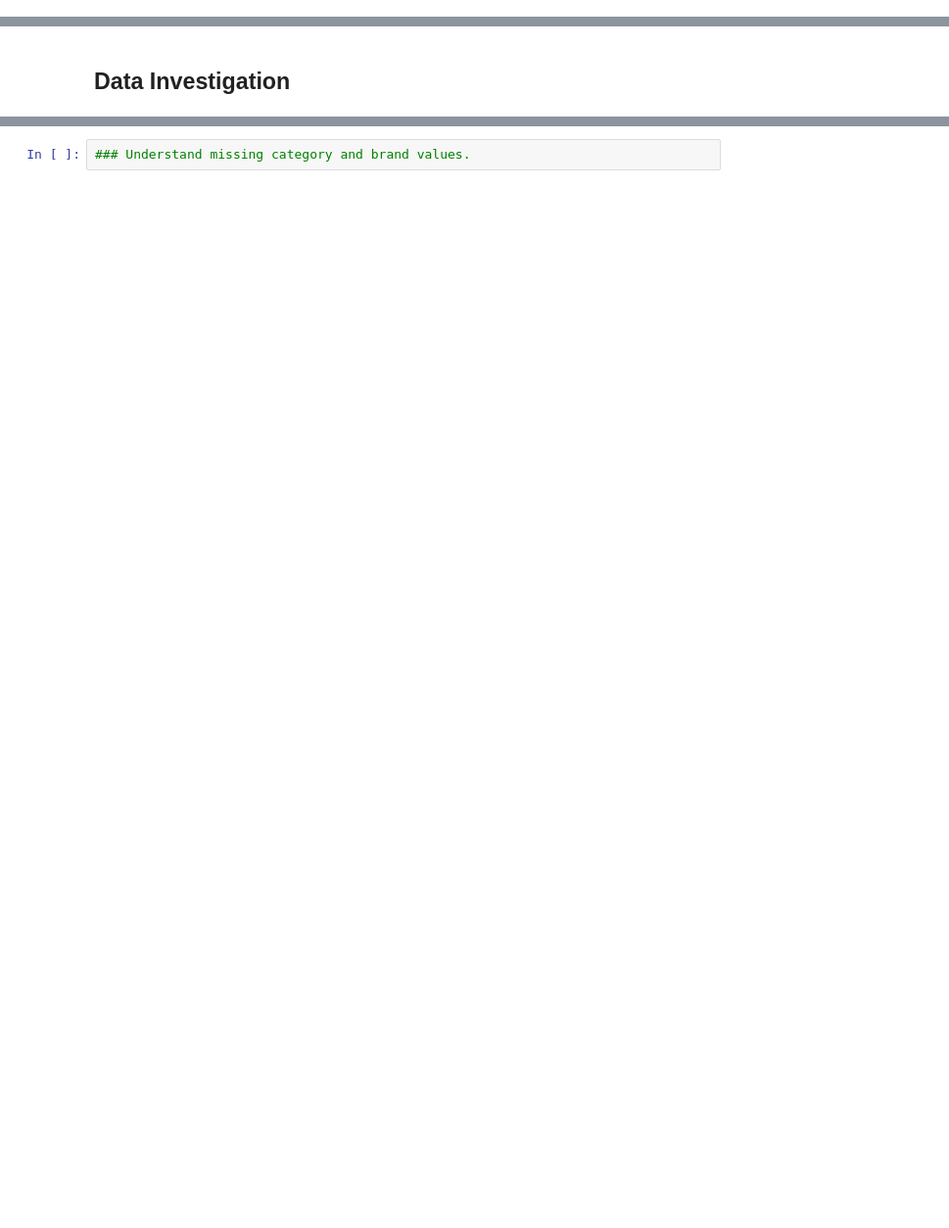
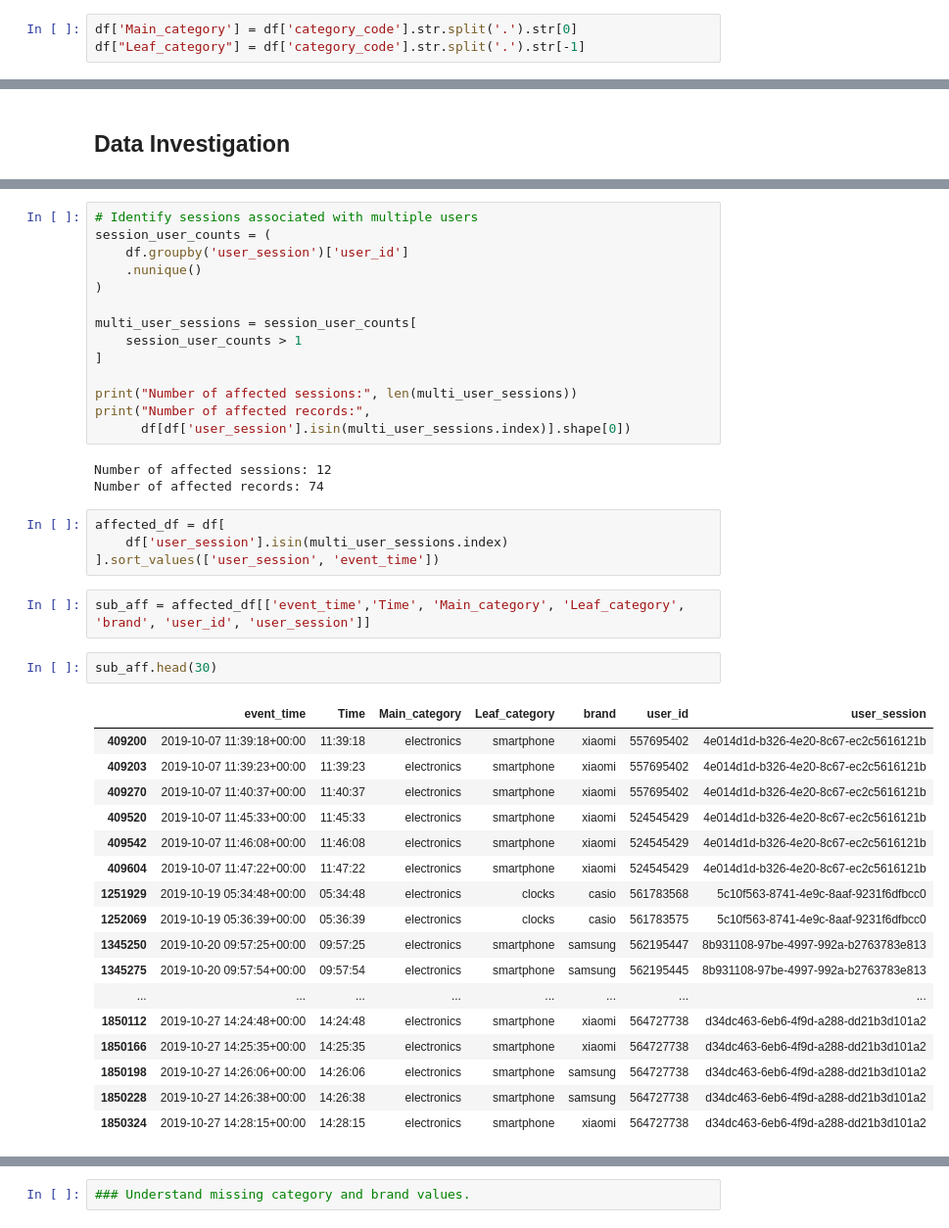
Before and after one commit to GauriR011/Ecommerce-Funnel-Analysis, a Jupyter notebook: Funnel_analysis.ipynb, the cells around one changed output, grey strips where cells are left out. Shown at 98% size. Drawn from its saved outputs; the diff is of its cells as text; blank space fills up the shorter version.

Commit message:
Investigated multiple users per user session. Also engineered a few features.

```diff
--- a/Funnel_analysis.ipynb
+++ b/Funnel_analysis.ipynb
@@ -258,0 +280,3 @@ OKAYY so here is what we understand from this:
+# %%
+df['Main_category'] = df['category_code'].str.split('.').str[0]
+df["Leaf_category"] = df['category_code'].str.split('.').str[-1]
@@ -266,0 +321,43 @@ OKAYY so here is what we understand from this:
+# %%
+# Identify sessions associated with multiple users
+session_user_counts = (
+    df.groupby('user_session')['user_id']
+    .nunique()
+)
+
+multi_user_sessions = session_user_counts[
+    session_user_counts > 1
+]
+
+print("Number of affected sessions:", len(multi_user_sessions))
+print("Number of affected records:",
+      df[df['user_session'].isin(multi_user_sessions.index)].shape[0])
+# %% [output]
+Number of affected sessions: 12
+Number of affected records: 74
+# %%
+affected_df = df[
+    df['user_session'].isin(multi_user_sessions.index)
+].sort_values(['user_session', 'event_time'])
+# %%
+sub_aff = affected_df[['event_time','Time', 'Main_category', 'Leaf_category', 'brand', 'user_id', 'user_session']]
+# %%
+sub_aff.head(30)
+# %% [output]
+|  | event_time | Time | Main_category | Leaf_category | brand | user_id | user_session |
+| 409200 | 2019-10-07 11:39:18+00:00 | 11:39:18 | electronics | smartphone | xiaomi | 557695402 | 4e014d1d-b326-4e20-8c67-ec2c5616121b |
+| 409203 | 2019-10-07 11:39:23+00:00 | 11:39:23 | electronics | smartphone | xiaomi | 557695402 | 4e014d1d-b326-4e20-8c67-ec2c5616121b |
+| 409270 | 2019-10-07 11:40:37+00:00 | 11:40:37 | electronics | smartphone | xiaomi | 557695402 | 4e014d1d-b326-4e20-8c67-ec2c5616121b |
+| 409520 | 2019-10-07 11:45:33+00:00 | 11:45:33 | electronics | smartphone | xiaomi | 524545429 | 4e014d1d-b326-4e20-8c67-ec2c5616121b |
+| 409542 | 2019-10-07 11:46:08+00:00 | 11:46:08 | electronics | smartphone | xiaomi | 524545429 | 4e014d1d-b326-4e20-8c67-ec2c5616121b |
+| 409604 | 2019-10-07 11:47:22+00:00 | 11:47:22 | electronics | smartphone | xiaomi | 524545429 | 4e014d1d-b326-4e20-8c67-ec2c5616121b |
+| 1251929 | 2019-10-19 05:34:48+00:00 | 05:34:48 | electronics | clocks | casio | 561783568 | 5c10f563-8741-4e9c-8aaf-9231f6dfbcc0 |
+| 1252069 | 2019-10-19 05:36:39+00:00 | 05:36:39 | electronics | clocks | casio | 561783575 | 5c10f563-8741-4e9c-8aaf-9231f6dfbcc0 |
+| 1345250 | 2019-10-20 09:57:25+00:00 | 09:57:25 | electronics | smartphone | samsung | 562195447 | 8b931108-97be-4997-992a-b2763783e813 |
+| 1345275 | 2019-10-20 09:57:54+00:00 | 09:57:54 | electronics | smartphone | samsung | 562195445 | 8b931108-97be-4997-992a-b2763783e813 |
+| ... | ... | ... | ... | ... | ... | ... | ... |
+| 1850112 | 2019-10-27 14:24:48+00:00 | 14:24:48 | electronics | smartphone | xiaomi | 564727738 | d34dc463-6eb6-4f9d-a288-dd21b3d101a2 |
+| 1850166 | 2019-10-27 14:25:35+00:00 | 14:25:35 | electronics | smartphone | xiaomi | 564727738 | d34dc463-6eb6-4f9d-a288-dd21b3d101a2 |
+| 1850198 | 2019-10-27 14:26:06+00:00 | 14:26:06 | electronics | smartphone | samsung | 564727738 | d34dc463-6eb6-4f9d-a288-dd21b3d101a2 |
+| 1850228 | 2019-10-27 14:26:38+00:00 | 14:26:38 | electronics | smartphone | samsung | 564727738 | d34dc463-6eb6-4f9d-a288-dd21b3d101a2 |
+| 1850324 | 2019-10-27 14:28:15+00:00 | 14:28:15 | electronics | smartphone | xiaomi | 564727738 | d34dc463-6eb6-4f9d-a288-dd21b3d101a2 |
```
Also changed, not shown: parts of 23 cells of this notebook.
